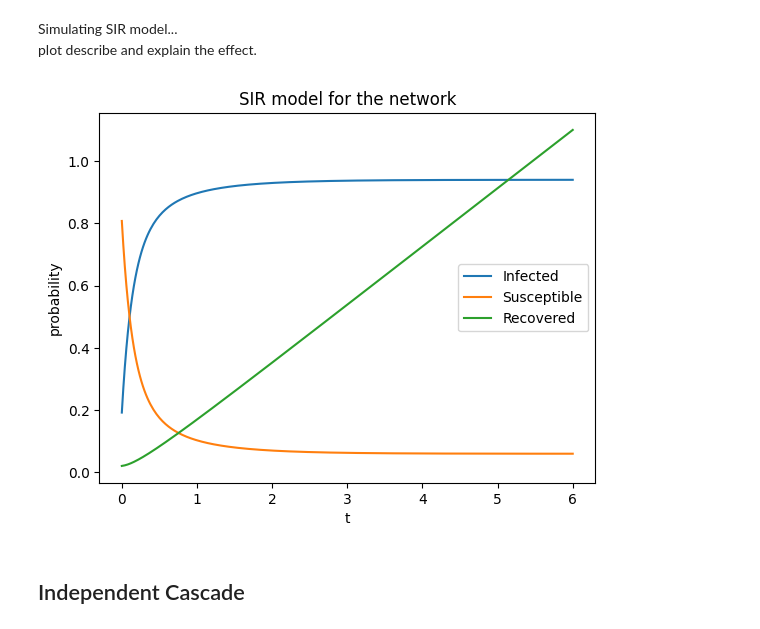
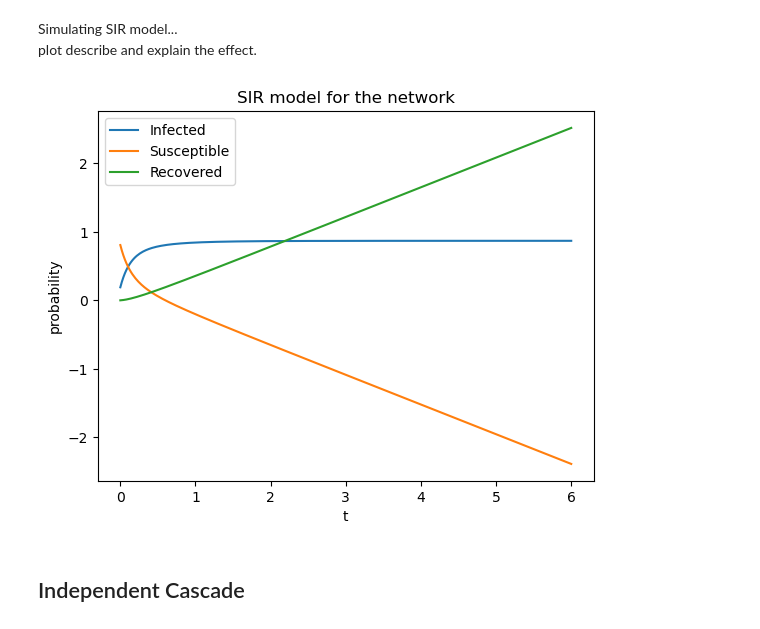
Before and after one commit to yilewang/dynamical_net_sys_class, a Jupyter notebook: lab6/lab6_yxw190015.ipynb, the cells around one changed output. Drawn from its saved outputs; the diff is of its cells as text; code cells hidden in the pictures.

```diff
--- a/lab6/lab6_yxw190015.ipynb
+++ b/lab6/lab6_yxw190015.ipynb
@@ -106,22 +106,17 @@ Simulating diffusion...
 x = zeros(N)
 x[0] = 1
 color_by_value(d3,G,x)
-C=1 # C is the diffusion constant
+C=0.5 # C is the diffusion constant
 
-def dxdt(A, x, C):
-    dx_nodes = zeros(N)
-    for i in range(N):
-        xi_sum = []
-        for j in range(N):
-            xi_one = A[j,i] * (x[j] - x[i])
-            xi_sum.append(xi_one)
-        dx_nodes[i] = C * sum(xi_sum)
-    return dx_nodes
-
-for i,t in enumerate(time):
-    x += dt*dxdt(A,x,C)
-    color_by_value(d3,G,x*100)  # update the visualizer
-    await asyncio.sleep(0.1) # wait a little bit so the visualizer has time to update
+def network_convergence(C, x, A, dt, time):
+    history = zeros((len(time),N))
+    for i,t in enumerate(time):
+        x += dt*(C*dot(A,x) - x) # the dynamics
+        history[i] = x
+        # color_by_value(d3,G,x*100)  # update the visualizer
+        # await asyncio.sleep(0.1) # wait a little bit so the visualizer has time to update
+    return history
+history = network_convergence(C, x, A, dt, time)
 # %% [markdown]
 ### Make a comment about this:
 
@@ -147,22 +167,20 @@ Make a plot of the expected fraction of infected people over time using a SI inf
 Ajust to see how it effects the evolution
 # %%
 # calculate the SI model for the network
-beta = 1
+beta = 0.1
 # x is the fraction of infected nodes
 # 1-x is the fraction of susceptible nodes
 
 x = zeros(N)
+x[7:30] = 0.4
 s = 1- x
 
 history_S = []
 history_I = []
+
 for i,t in enumerate(time):
-    for xi in range(N):
-        neighbours_list = [xj for xj in where(A[:,xi]>0)]
-        si = 1 - x[xi]
-        dxidt = sum([beta * si * A[xj, xi] for xj in neighbours_list])
-        x[xi] += dxidt*dt
-        s[xi] = 1 - x[xi]
+    x += dt*(beta*dot(A,x)*s) # the dynamics
+    s = 1 - x
     history_S.append(mean(s))
     history_I.append(mean(x))
 
@@ -185,41 +203,42 @@ describe and explain the effect.
 # %%
 # calculate the SIR model for the network
 beta = 1
-gamma = 0.2
+gamma = 0.5
 # x is the fraction of infected nodes
 # 1-x is the fraction of susceptible nodes
 
 x = ones(N)*0.1
 s = 1- x
 r = gamma * x
 
 history_S = []
 history_I = []
 history_R = []
 for i,t in enumerate(time):
     for xi in range(N):
         neighbours_list = [xj for xj in where(A[:,xi]>0)]
         si = 1 - x[xi]
         dxidt = sum([beta * si * A[xj, xi] for xj in neighbours_list]) - gamma * x[xi]
+        dsidt = sum([-1*beta * si * A[xj, xi] for xj in neighbours_list])
         dridt = gamma * x[xi]
         x[xi] += dxidt*dt
-        s[xi] = 1 - x[xi]
-        r[xi] += dridt*dt
+        s[xi] += dsidt*dt
+        r[xi] = 1- x[xi] - s[xi]
     history_S.append(mean(s))
     history_I.append(mean(x))
     history_R.append(mean(r))
 
 
 plt.plot(time, history_I, label = 'Infected')
 plt.plot(time, history_S, label = 'Susceptible')
 plt.plot(time, history_R, label = 'Recovered')
 plt.xlabel('t')
 plt.ylabel('probability')
 plt.title('SIR model for the network')
 plt.legend()
 plt.show()
 # %% [output]
-[figure, old version]
+[figure, new version]
 # %% [markdown]
 ## Independent Cascade
 # %% [markdown]
```
Also changed, not shown: parts of 10 cells of this notebook, 4 other files.
